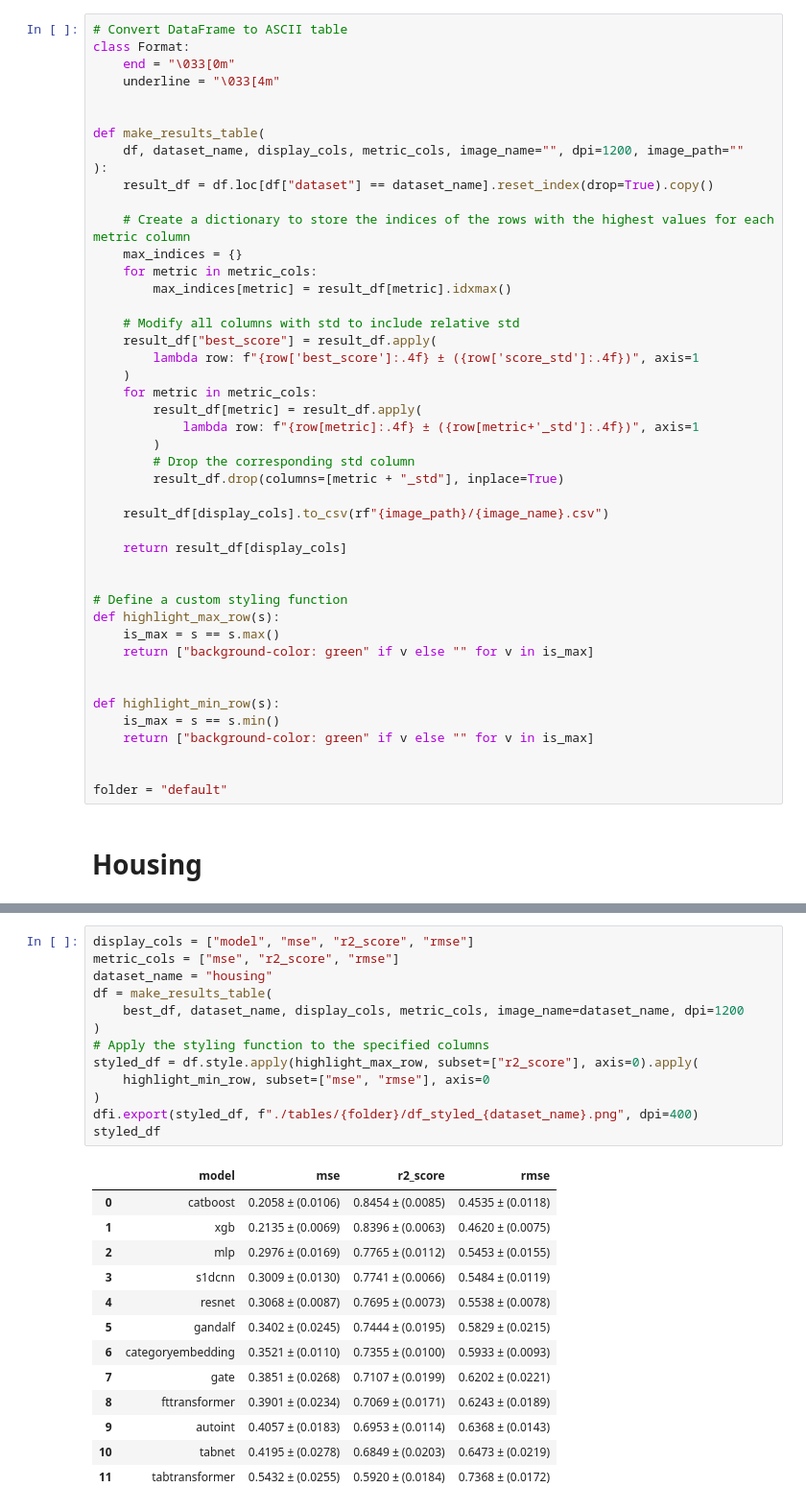
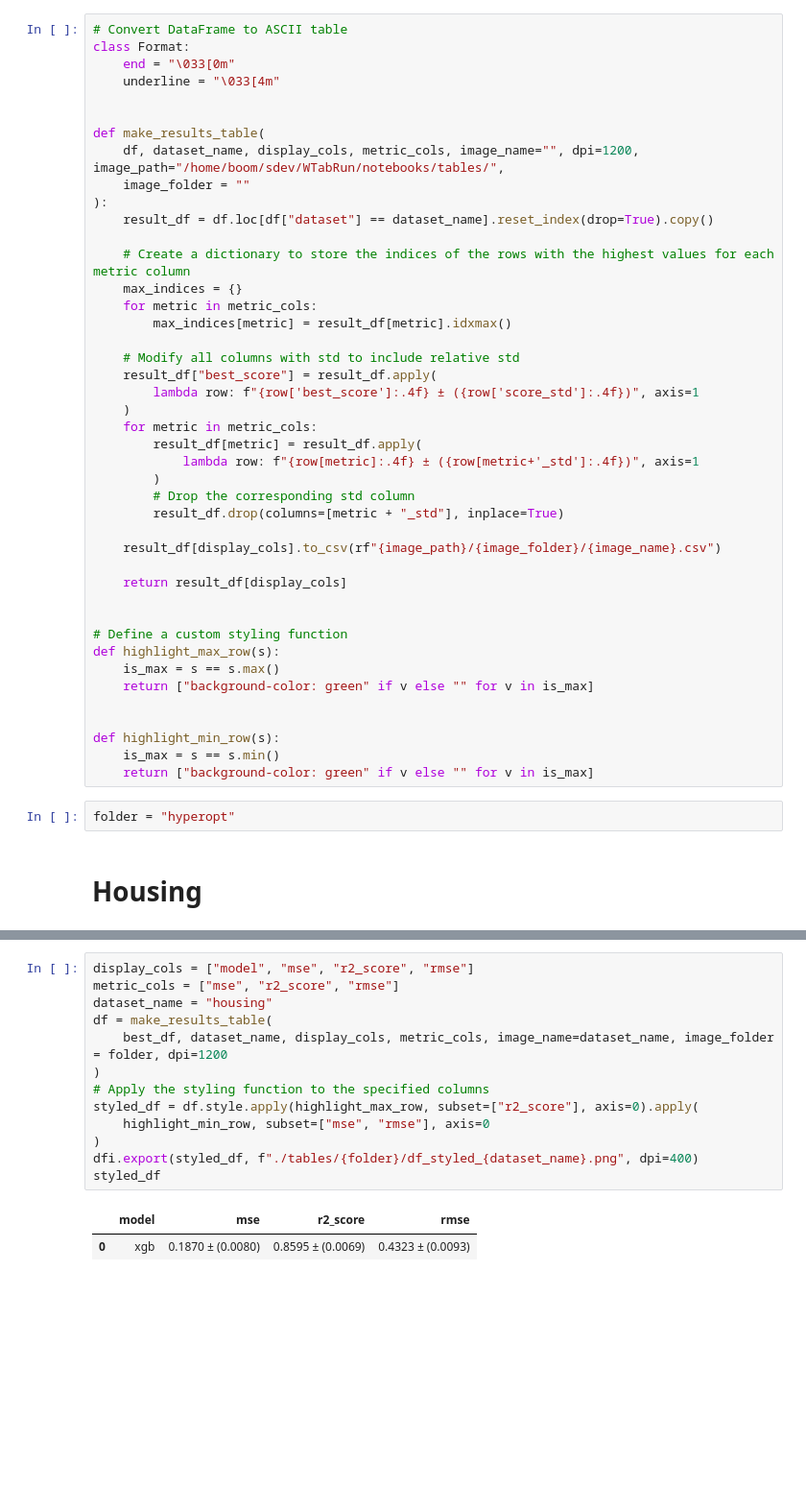
Before and after one commit to mdicio/AutoDeep, a Jupyter notebook: notebooks/ResultsExplorationBookFinal.ipynb, the cells around one changed output, grey strips where cells are left out. Shown at 96% size. Saved outputs shown, nothing was run; the diff lists cells and outputs as text; blank space fills up the shorter version.

```diff
--- a/notebooks/ResultsExplorationBookFinal.ipynb
+++ b/notebooks/ResultsExplorationBookFinal.ipynb
@@ -186,7 +214,8 @@ class Format:
 
 
 def make_results_table(
-    df, dataset_name, display_cols, metric_cols, image_name="", dpi=1200, image_path=""
+    df, dataset_name, display_cols, metric_cols, image_name="", dpi=1200, image_path="/home/boom/sdev/WTabRun/notebooks/tables/",
+    image_folder = ""
 ):
     result_df = df.loc[df["dataset"] == dataset_name].reset_index(drop=True).copy()
 
@@ -206,7 +235,7 @@ def make_results_table(
         # Drop the corresponding std column
         result_df.drop(columns=[metric + "_std"], inplace=True)
 
-    result_df[display_cols].to_csv(rf"{image_path}/{image_name}.csv")
+    result_df[display_cols].to_csv(rf"{image_path}/{image_folder}/{image_name}.csv")
 
     return result_df[display_cols]
 
@@ -220,9 +249,8 @@ def highlight_max_row(s):
 def highlight_min_row(s):
     is_max = s == s.min()
     return ["background-color: green" if v else "" for v in is_max]
-
-
-folder = "default"
+# %%
+folder = "hyperopt"
 # %% [markdown]
 # Housing
 # %%
@@ -270,30 +287,19 @@ styled_df
 # %%
 display_cols = ["model", "mse", "r2_score", "rmse"]
 metric_cols = ["mse", "r2_score", "rmse"]
 dataset_name = "housing"
 df = make_results_table(
-    best_df, dataset_name, display_cols, metric_cols, image_name=dataset_name, dpi=1200
+    best_df, dataset_name, display_cols, metric_cols, image_name=dataset_name, image_folder = folder, dpi=1200
 )
 # Apply the styling function to the specified columns
 styled_df = df.style.apply(highlight_max_row, subset=["r2_score"], axis=0).apply(
     highlight_min_row, subset=["mse", "rmse"], axis=0
 )
 dfi.export(styled_df, f"./tables/{folder}/df_styled_{dataset_name}.png", dpi=400)
 styled_df
 # %% [output]
 |  | model | mse | r2_score | rmse |
-| 0 | catboost | 0.2058 ± (0.0106) | 0.8454 ± (0.0085) | 0.4535 ± (0.0118) |
-| 1 | xgb | 0.2135 ± (0.0069) | 0.8396 ± (0.0063) | 0.4620 ± (0.0075) |
-| 2 | mlp | 0.2976 ± (0.0169) | 0.7765 ± (0.0112) | 0.5453 ± (0.0155) |
-| 3 | s1dcnn | 0.3009 ± (0.0130) | 0.7741 ± (0.0066) | 0.5484 ± (0.0119) |
-| 4 | resnet | 0.3068 ± (0.0087) | 0.7695 ± (0.0073) | 0.5538 ± (0.0078) |
-| 5 | gandalf | 0.3402 ± (0.0245) | 0.7444 ± (0.0195) | 0.5829 ± (0.0215) |
-| 6 | categoryembedding | 0.3521 ± (0.0110) | 0.7355 ± (0.0100) | 0.5933 ± (0.0093) |
-| 7 | gate | 0.3851 ± (0.0268) | 0.7107 ± (0.0199) | 0.6202 ± (0.0221) |
-| 8 | fttransformer | 0.3901 ± (0.0234) | 0.7069 ± (0.0171) | 0.6243 ± (0.0189) |
-| 9 | autoint | 0.4057 ± (0.0183) | 0.6953 ± (0.0114) | 0.6368 ± (0.0143) |
-| 10 | tabnet | 0.4195 ± (0.0278) | 0.6849 ± (0.0203) | 0.6473 ± (0.0219) |
-| 11 | tabtransformer | 0.5432 ± (0.0255) | 0.5920 ± (0.0184) | 0.7368 ± (0.0172) |
+| 0 | xgb | 0.1870 ± (0.0080) | 0.8595 ± (0.0069) | 0.4323 ± (0.0093) |
 # %%
 display_cols = [
     "model",
```
Also changed, not shown: parts of 15 cells of this notebook, 32 other files.
